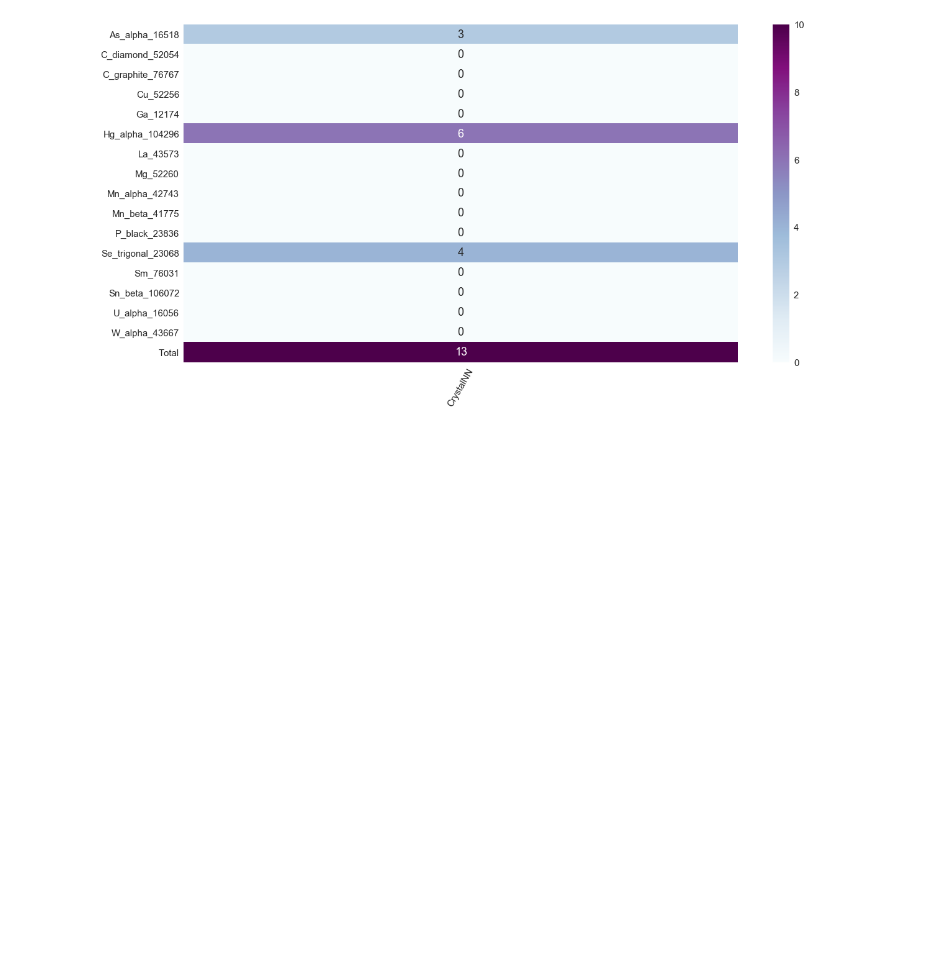
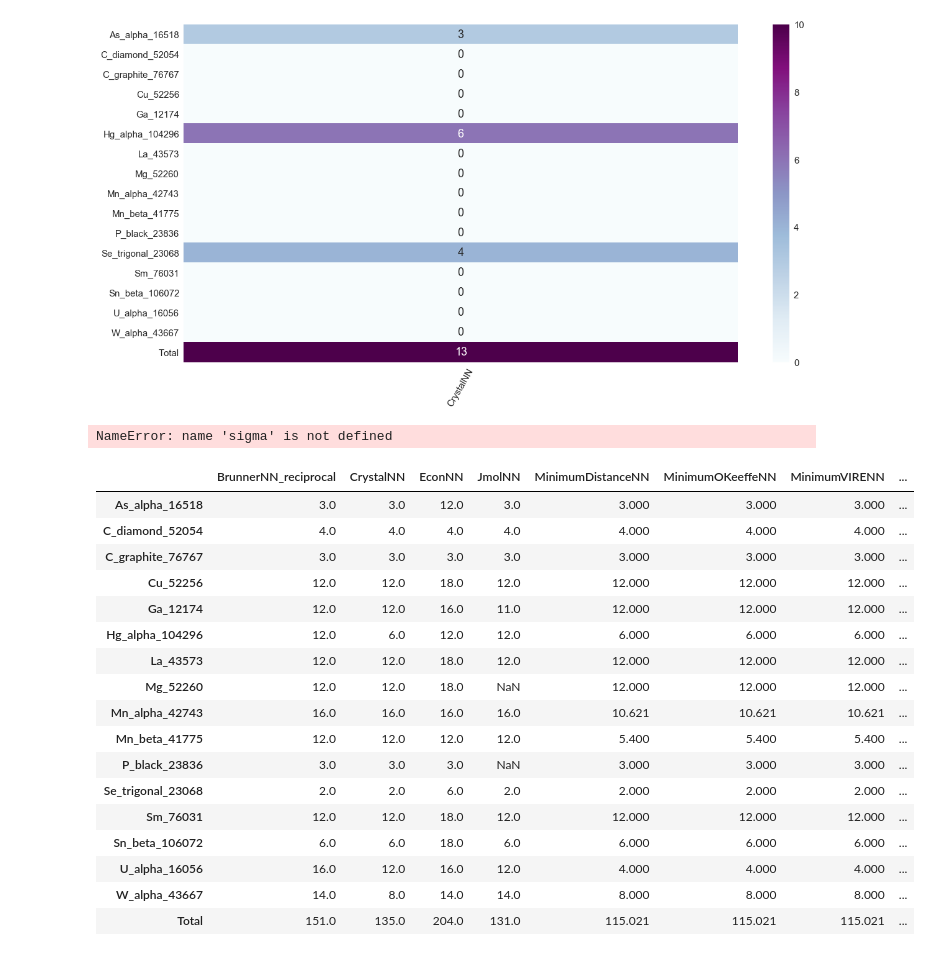
Before and after one commit to hackingmaterials/materials-coord, a Jupyter notebook: examples/elemental.ipynb, the cells around one changed output. Cells and saved outputs as stored; diff of their text form; code cells hidden in the pictures; blank space fills up the shorter version.

```diff
--- a/examples/elemental.ipynb
+++ b/examples/elemental.ipynb
@@ -99,3 +99,46 @@ plt.savefig('cation_anion.png')
 plt.show()
 # %% [output]
 [figure]
+# %%
+methods = [BrunnerNN_reciprocal(), EconNN(), JmolNN(), CrystalNN(), VoronoiNN(tol=0.5),
+           MinimumDistanceNN(), MinimumOKeeffeNN(), MinimumVIRENN(),
+           HumanInterpreter()]
+structure_groups = ["elemental"]
+
+algos = ["BrunnerNN_reciprocal", "EconNN", "JmolNN", "CrystalNN", "VoronoiNN",
+         "MinimumDistanceNN", "MinimumOKeeffeNN", "MinimumVIRENN"]
+
+preset = Benchmark.from_preset(preset_name=structure_groups, perturb=True, perturb_sigma=0.01)
+preset.benchmark(methods=methods)
+df = preset.score(methods)
+
+d={}
+for a in algos:
+    total = df.iloc[-1][a]
+    if a not in d:
+        d[a] = [(sigma, total)]
+    else:
+        d[a].append((sigma, total))
+# %% [output]
+NameError: name 'sigma' is not defined
+# %%
+df
+# %% [output]
+|  | BrunnerNN_reciprocal | CrystalNN | EconNN | JmolNN | MinimumDistanceNN | MinimumOKeeffeNN | MinimumVIRENN | ... |
+| As_alpha_16518 | 3.0 | 3.0 | 12.0 | 3.0 | 3.000 | 3.000 | 3.000 | ... |
+| C_diamond_52054 | 4.0 | 4.0 | 4.0 | 4.0 | 4.000 | 4.000 | 4.000 | ... |
+| C_graphite_76767 | 3.0 | 3.0 | 3.0 | 3.0 | 3.000 | 3.000 | 3.000 | ... |
+| Cu_52256 | 12.0 | 12.0 | 18.0 | 12.0 | 12.000 | 12.000 | 12.000 | ... |
+| Ga_12174 | 12.0 | 12.0 | 16.0 | 11.0 | 12.000 | 12.000 | 12.000 | ... |
+| Hg_alpha_104296 | 12.0 | 6.0 | 12.0 | 12.0 | 6.000 | 6.000 | 6.000 | ... |
+| La_43573 | 12.0 | 12.0 | 18.0 | 12.0 | 12.000 | 12.000 | 12.000 | ... |
+| Mg_52260 | 12.0 | 12.0 | 18.0 | NaN | 12.000 | 12.000 | 12.000 | ... |
+| Mn_alpha_42743 | 16.0 | 16.0 | 16.0 | 16.0 | 10.621 | 10.621 | 10.621 | ... |
+| Mn_beta_41775 | 12.0 | 12.0 | 12.0 | 12.0 | 5.400 | 5.400 | 5.400 | ... |
+| P_black_23836 | 3.0 | 3.0 | 3.0 | NaN | 3.000 | 3.000 | 3.000 | ... |
+| Se_trigonal_23068 | 2.0 | 2.0 | 6.0 | 2.0 | 2.000 | 2.000 | 2.000 | ... |
+| Sm_76031 | 12.0 | 12.0 | 18.0 | 12.0 | 12.000 | 12.000 | 12.000 | ... |
+| Sn_beta_106072 | 6.0 | 6.0 | 18.0 | 6.0 | 6.000 | 6.000 | 6.000 | ... |
+| U_alpha_16056 | 16.0 | 12.0 | 16.0 | 12.0 | 4.000 | 4.000 | 4.000 | ... |
+| W_alpha_43667 | 14.0 | 8.0 | 14.0 | 14.0 | 8.000 | 8.000 | 8.000 | ... |
+| Total | 151.0 | 135.0 | 204.0 | 131.0 | 115.021 | 115.021 | 115.021 | ... |
```
Also changed, not shown: parts of 3 cells of this notebook, 17 other files.
